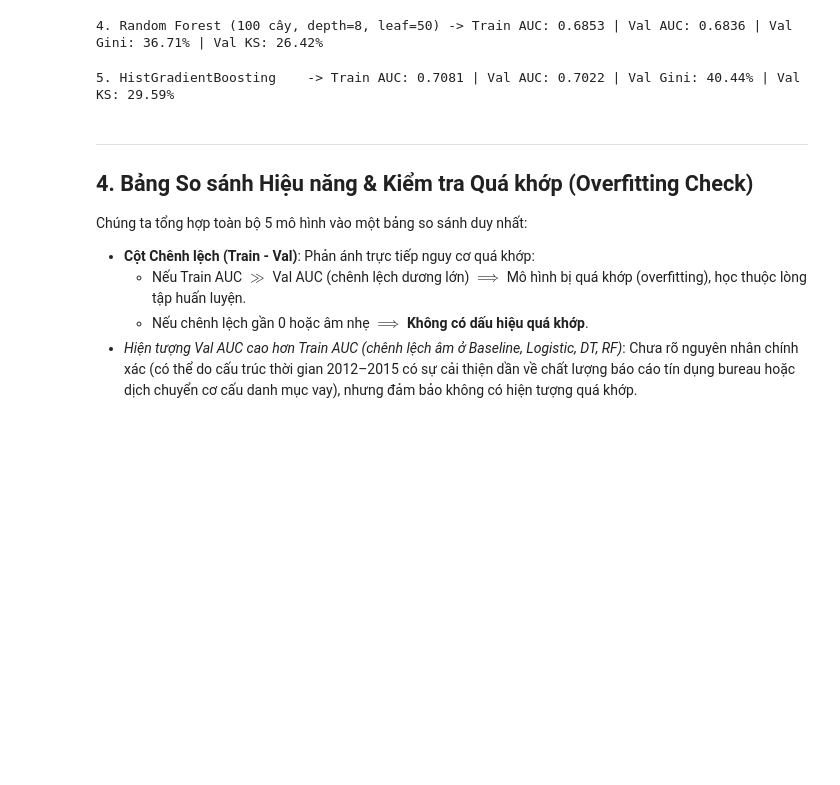
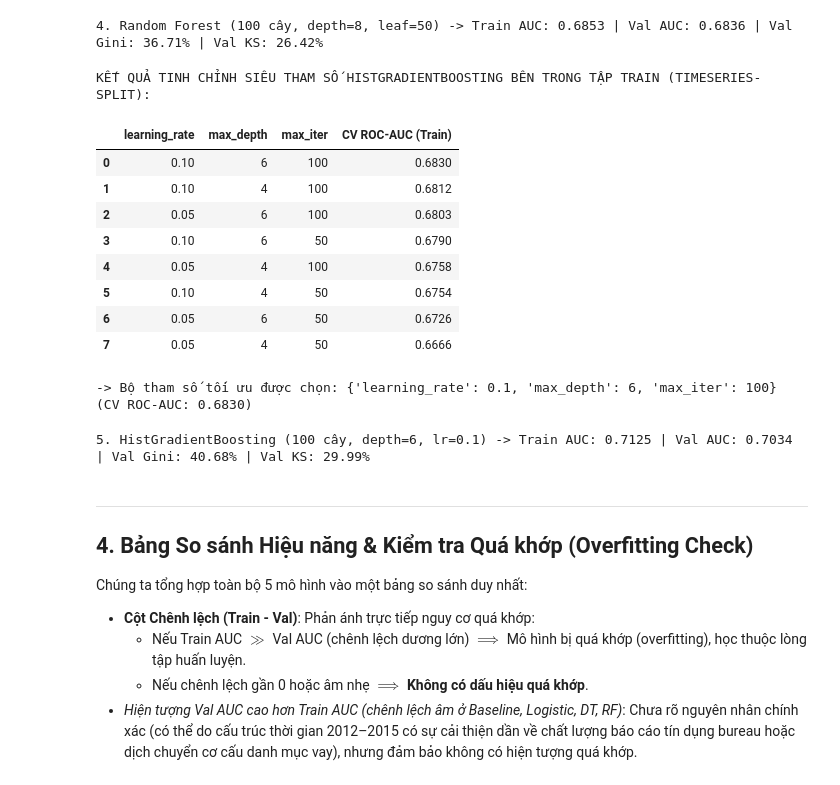
Before and after one commit to Eliza516/Lending-Club-Credit-Scoring, a Jupyter notebook: notebooks/03_mo_hinh.ipynb, the cells around one changed output. Saved outputs shown, nothing was run; the diff lists cells and outputs as text; code cells hidden in the pictures; blank space fills up the shorter version.

Commit message:
tuning toàn diện HistGradientBoosting: max_iter, max_depth, learning_rate

```diff
--- a/notebooks/03_mo_hinh.ipynb
+++ b/notebooks/03_mo_hinh.ipynb
@@ -217,9 +217,48 @@ auc_va_rf, gini_va_rf, ks_va_rf = calculate_metrics(y_val, p_val_rf)
 print(f"4. Random Forest ({best_rf_params['n_estimators']} cây, depth={best_rf_params['max_depth']}, leaf={best_rf_params['min_samples_leaf']}) -> Train AUC: {auc_tr_rf:.4f} | Val AUC: {auc_va_rf:.4f} | Val Gini: {gini_va_rf:.2%} | Val KS: {ks_va_rf:.2%}")
 # %% [output]
 4. Random Forest (100 cây, depth=8, leaf=50) -> Train AUC: 0.6853 | Val AUC: 0.6836 | Val Gini: 36.71% | Val KS: 26.42%
+# %%
+# Tinh chỉnh các siêu tham số cho HistGradientBoosting bằng TimeSeriesSplit bên trong tập Train
+tscv = TimeSeriesSplit(n_splits=3)
+param_grid_hgb = {
+    "max_iter": [50, 100],
+    "max_depth": [4, 6],
+    "learning_rate": [0.05, 0.1]
+}
+
+grid_hgb = GridSearchCV(
+    HistGradientBoostingClassifier(min_samples_leaf=50, random_state=SEED),
+    param_grid_hgb,
+    cv=tscv,
+    scoring="roc_auc",
+    refit=False,
+    n_jobs=1
+)
+grid_hgb.fit(X_train, y_train)
+
+cv_results_hgb = pd.DataFrame(grid_hgb.cv_results_["params"])
+cv_results_hgb["CV ROC-AUC (Train)"] = [f"{s:.4f}" for s in grid_hgb.cv_results_["mean_test_score"]]
+cv_results_hgb = cv_results_hgb.sort_values(by="CV ROC-AUC (Train)", ascending=False).reset_index(drop=True)
+
+print("KẾT QUẢ TINH CHỈNH SIÊU THAM SỐ HISTGRADIENTBOOSTING BÊN TRONG TẬP TRAIN (TIMESERIES-SPLIT):")
+display(cv_results_hgb)
+best_hgb_params = grid_hgb.best_params_
+print(f"-> Bộ tham số tối ưu được chọn: {best_hgb_params} (CV ROC-AUC: {grid_hgb.best_score_:.4f})")
+# %% [output]
+KẾT QUẢ TINH CHỈNH SIÊU THAM SỐ HISTGRADIENTBOOSTING BÊN TRONG TẬP TRAIN (TIMESERIES-SPLIT):
+|  | learning_rate | max_depth | max_iter | CV ROC-AUC (Train) |
+| 0 | 0.10 | 6 | 100 | 0.6830 |
+| 1 | 0.10 | 4 | 100 | 0.6812 |
+| 2 | 0.05 | 6 | 100 | 0.6803 |
+| 3 | 0.10 | 6 | 50 | 0.6790 |
+| 4 | 0.05 | 4 | 100 | 0.6758 |
+| 5 | 0.10 | 4 | 50 | 0.6754 |
+| 6 | 0.05 | 6 | 50 | 0.6726 |
+| 7 | 0.05 | 4 | 50 | 0.6666 |
+-> Bộ tham số tối ưu được chọn: {'learning_rate': 0.1, 'max_depth': 6, 'max_iter': 100} (CV ROC-AUC: 0.6830)
 # %%
-# 5. HistGradientBoosting (100 cây, max_depth=5, min_samples_leaf=50)
-hgb = HistGradientBoostingClassifier(max_iter=100, max_depth=5, min_samples_leaf=50, random_state=SEED)
+# 5. Huấn luyện HistGradientBoosting với bộ tham số tối ưu vừa tìm được
+hgb = HistGradientBoostingClassifier(**best_hgb_params, min_samples_leaf=50, random_state=SEED)
 hgb.fit(X_train, y_train)
 
 p_train_hgb = hgb.predict_proba(X_train)[:, 1]
@@ -228,9 +267,9 @@ p_test_hgb = hgb.predict_proba(X_test)[:, 1]
 
 auc_tr_hgb, _, _ = calculate_metrics(y_train, p_train_hgb)
 auc_va_hgb, gini_va_hgb, ks_va_hgb = calculate_metrics(y_val, p_val_hgb)
-print(f"5. HistGradientBoosting    -> Train AUC: {auc_tr_hgb:.4f} | Val AUC: {auc_va_hgb:.4f} | Val Gini: {gini_va_hgb:.2%} | Val KS: {ks_va_hgb:.2%}")
+print(f"5. HistGradientBoosting ({best_hgb_params['max_iter']} cây, depth={best_hgb_params['max_depth']}, lr={best_hgb_params['learning_rate']}) -> Train AUC: {auc_tr_hgb:.4f} | Val AUC: {auc_va_hgb:.4f} | Val Gini: {gini_va_hgb:.2%} | Val KS: {ks_va_hgb:.2%}")
 # %% [output]
-5. HistGradientBoosting    -> Train AUC: 0.7081 | Val AUC: 0.7022 | Val Gini: 40.44% | Val KS: 29.59%
+5. HistGradientBoosting (100 cây, depth=6, lr=0.1) -> Train AUC: 0.7125 | Val AUC: 0.7034 | Val Gini: 40.68% | Val KS: 29.99%
 # %% [markdown]
 ---
 ## 4. Bảng So sánh Hiệu năng & Kiểm tra Quá khớp (Overfitting Check)
```
Also changed, not shown: parts of 3 cells of this notebook, 1 other file.
